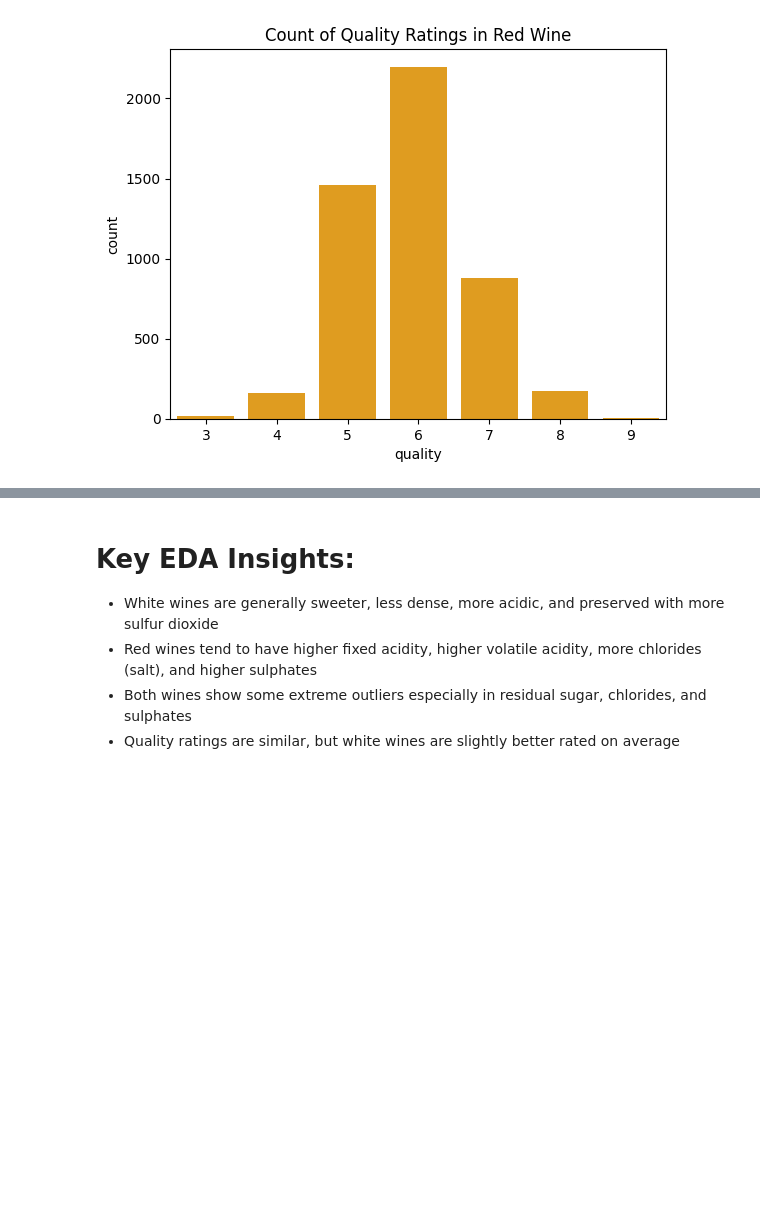
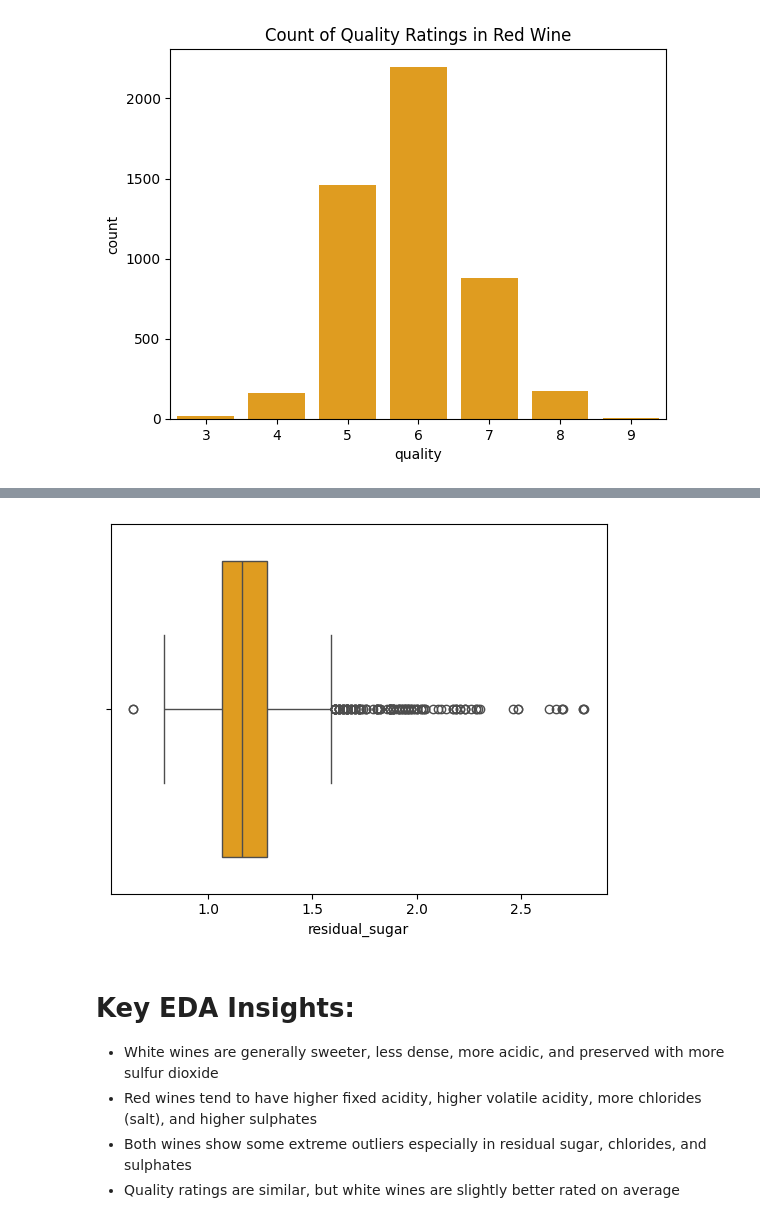
Before and after one commit to b3rian/Data_Science, a Jupyter notebook: Wine_Quality.ipynb, the cells around one changed output, grey strips where cells are left out. Saved outputs shown, nothing was run; the diff lists cells and outputs as text; code cells hidden in the pictures; blank space fills up the shorter version.

Commit message:
wine quality analysis

```diff
--- a/Wine_Quality.ipynb
+++ b/Wine_Quality.ipynb
@@ -96,3 +111,9 @@ plt.show()
+# %%
+x = np.log1p(red_wine['residual_sugar'])
+sns.boxplot(x=x, color='orange')
+plt.show()
+# %% [output]
+[figure, added]
 # %% [markdown]
 # Key EDA Insights:
 - White wines are generally sweeter, less dense, more acidic, and preserved with more sulfur dioxide
```
Also changed, not shown: parts of 1 cell of this notebook.
